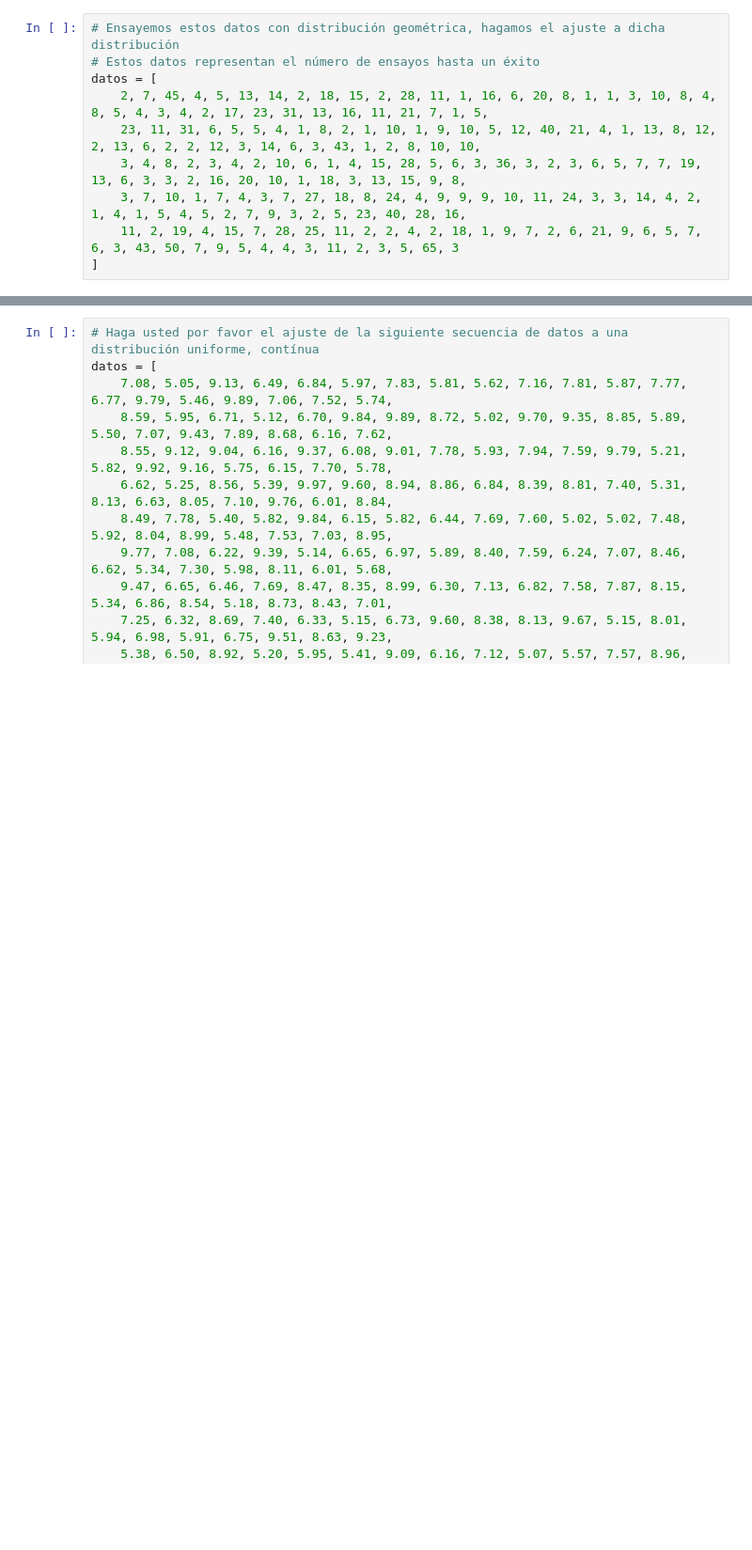
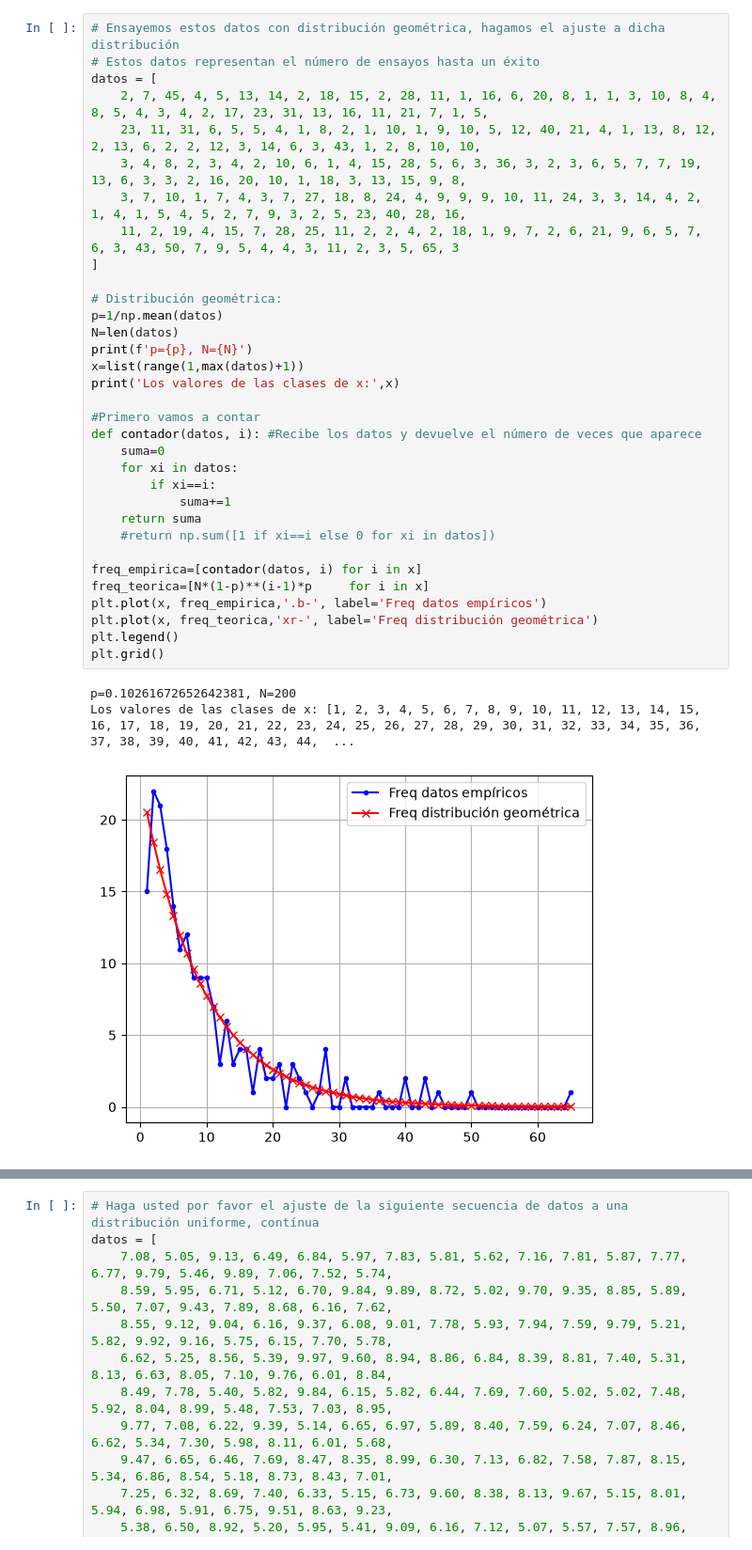
Before and after one commit to Emanuel684/Curso_TAAE, a Jupyter notebook: Unidad 1/prob_empirica_a_parametrica.ipynb, the cells around one changed output, grey strips where cells are left out. Shown at 94% size. Saved outputs shown, nothing was run; the diff lists cells and outputs as text; blank space fills up the shorter version.

```diff
--- a/Unidad 1/prob_empirica_a_parametrica.ipynb
+++ b/Unidad 1/prob_empirica_a_parametrica.ipynb
@@ -174,13 +173,40 @@ Divergenecia de Kullback-Leibler en bits: 0.008916734479538925
 # %%
 # Ensayemos estos datos con distribución geométrica, hagamos el ajuste a dicha distribución
 # Estos datos representan el número de ensayos hasta un éxito
 datos = [
     2, 7, 45, 4, 5, 13, 14, 2, 18, 15, 2, 28, 11, 1, 16, 6, 20, 8, 1, 1, 3, 10, 8, 4, 8, 5, 4, 3, 4, 2, 17, 23, 31, 13, 16, 11, 21, 7, 1, 5,
     23, 11, 31, 6, 5, 5, 4, 1, 8, 2, 1, 10, 1, 9, 10, 5, 12, 40, 21, 4, 1, 13, 8, 12, 2, 13, 6, 2, 2, 12, 3, 14, 6, 3, 43, 1, 2, 8, 10, 10,
     3, 4, 8, 2, 3, 4, 2, 10, 6, 1, 4, 15, 28, 5, 6, 3, 36, 3, 2, 3, 6, 5, 7, 7, 19, 13, 6, 3, 3, 2, 16, 20, 10, 1, 18, 3, 13, 15, 9, 8,
     3, 7, 10, 1, 7, 4, 3, 7, 27, 18, 8, 24, 4, 9, 9, 9, 10, 11, 24, 3, 3, 14, 4, 2, 1, 4, 1, 5, 4, 5, 2, 7, 9, 3, 2, 5, 23, 40, 28, 16,
     11, 2, 19, 4, 15, 7, 28, 25, 11, 2, 2, 4, 2, 18, 1, 9, 7, 2, 6, 21, 9, 6, 5, 7, 6, 3, 43, 50, 7, 9, 5, 4, 4, 3, 11, 2, 3, 5, 65, 3
 ]
+
+# Distribución geométrica:
+p=1/np.mean(datos)
+N=len(datos)
+print(f'p={p}, N={N}')
+x=list(range(1,max(datos)+1))
+print('Los valores de las clases de x:',x)
+
+#Primero vamos a contar
+def contador(datos, i): #Recibe los datos y devuelve el número de veces que aparece
+    suma=0
+    for xi in datos:
+        if xi==i:
+            suma+=1
+    return suma
+    #return np.sum([1 if xi==i else 0 for xi in datos])
+
+freq_empirica=[contador(datos, i) for i in x]
+freq_teorica=[N*(1-p)**(i-1)*p     for i in x]
+plt.plot(x, freq_empirica,'.b-', label='Freq datos empíricos')
+plt.plot(x, freq_teorica,'xr-', label='Freq distribución geométrica')
+plt.legend()
+plt.grid()
+# %% [output]
+p=0.10261672652642381, N=200
+Los valores de las clases de x: [1, 2, 3, 4, 5, 6, 7, 8, 9, 10, 11, 12, 13, 14, 15, 16, 17, 18, 19, 20, 21, 22, 23, 24, 25, 26, 27, 28, 29, 30, 31, 32, 33, 34, 35, 36, 37, 38, 39, 40, 41, 42, 43, 44,  ...
+[figure, added]
 # %%
 # Ajuste de distribuciones contínuas, calculando el estadístico de Kolmogorov-Smirnov
 
```
Also changed, not shown: parts of 4 cells of this notebook.
